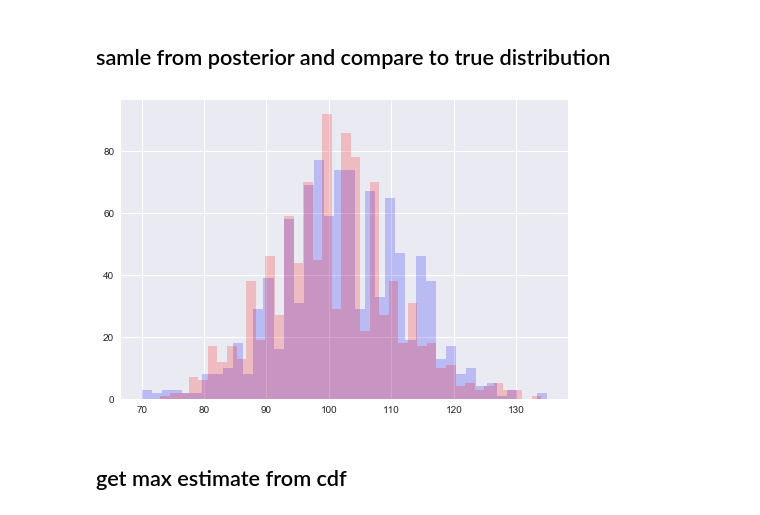
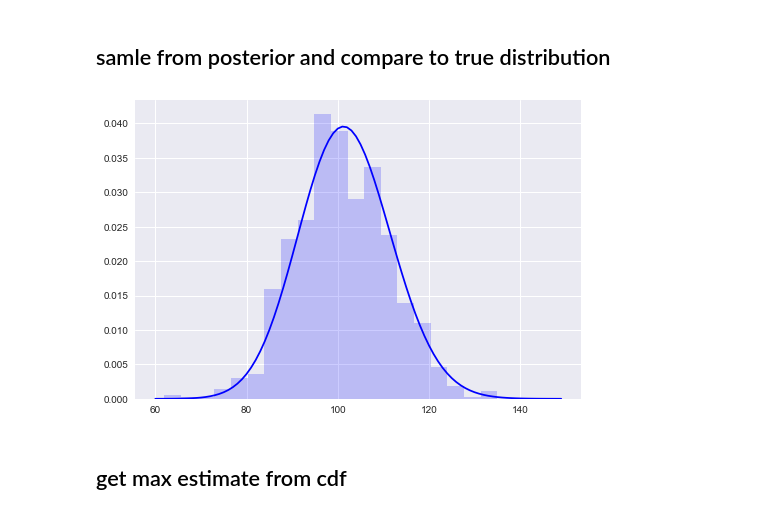
Before and after one commit to dantegates/bayesian-online-learning, a Jupyter notebook: bayesian-online-learning.ipynb, the cells around one changed output. Drawn from its saved outputs; the diff is of its cells as text; code cells hidden in the pictures.

```diff
--- a/bayesian-online-learning.ipynb
+++ b/bayesian-online-learning.ipynb
@@ -32,11 +32,13 @@ posterior = ss.poisson(lam)
 posterior_samples = posterior.rvs(size=N_POSTERIOR_SAMPLES)
 true_dist_samples = TRUE_DIST.rvs(size=N_POSTERIOR_SAMPLES)
 # %%
+import utils
 import matplotlib.pyplot as plt
-_ = plt.hist(posterior_samples, bins=40, color='b', alpha=0.2)
-_ = plt.hist(true_dist_samples, bins=40, color='r', alpha=0.2)
+f, ax = plt.subplots()
+ax.hist(posterior_samples, bins=20, color='b', alpha=0.2, density=True)
+utils.plot_dist(posterior, discrete=True, ax=ax)
 # %% [output]
-[figure, old version]
+[figure, new version]
 # %% [markdown]
 ## get max estimate from cdf
 # %%
```
Also changed, not shown: parts of 8 cells of this notebook, 1 other file.
